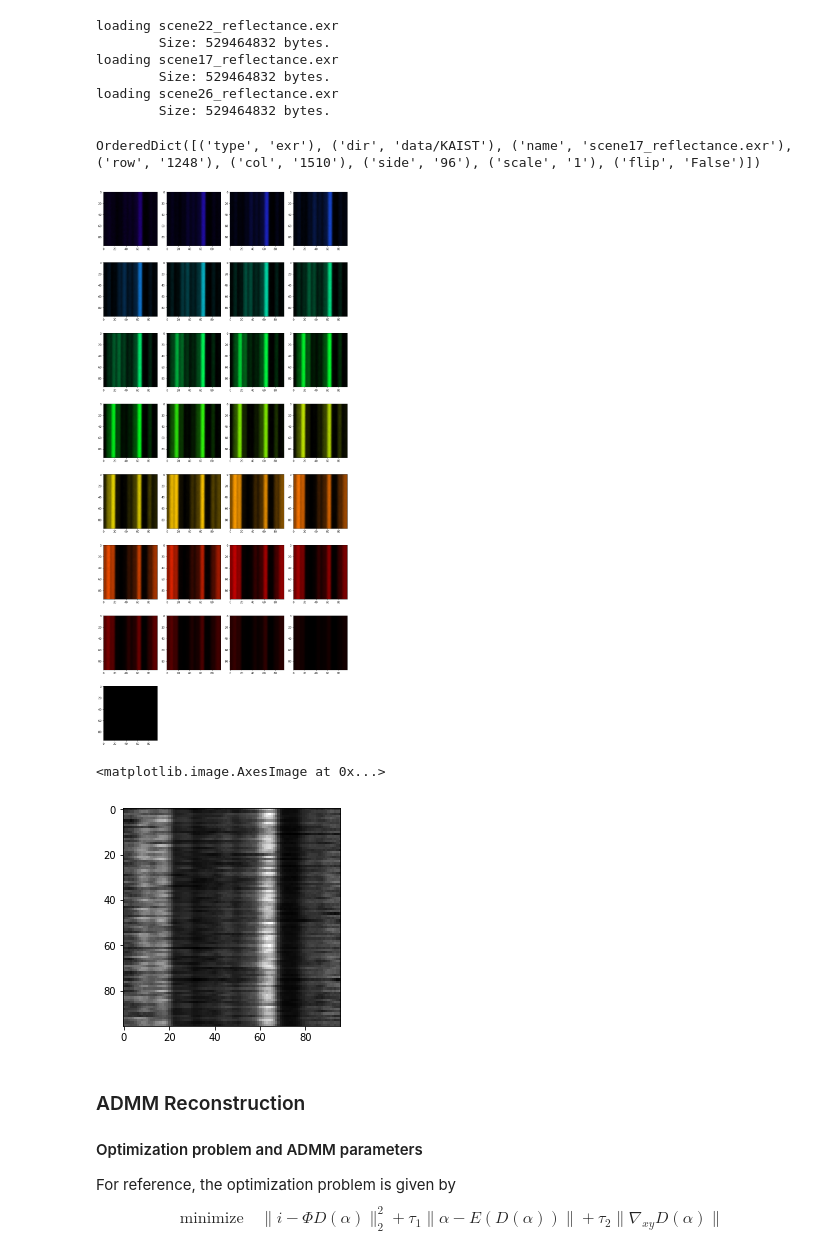
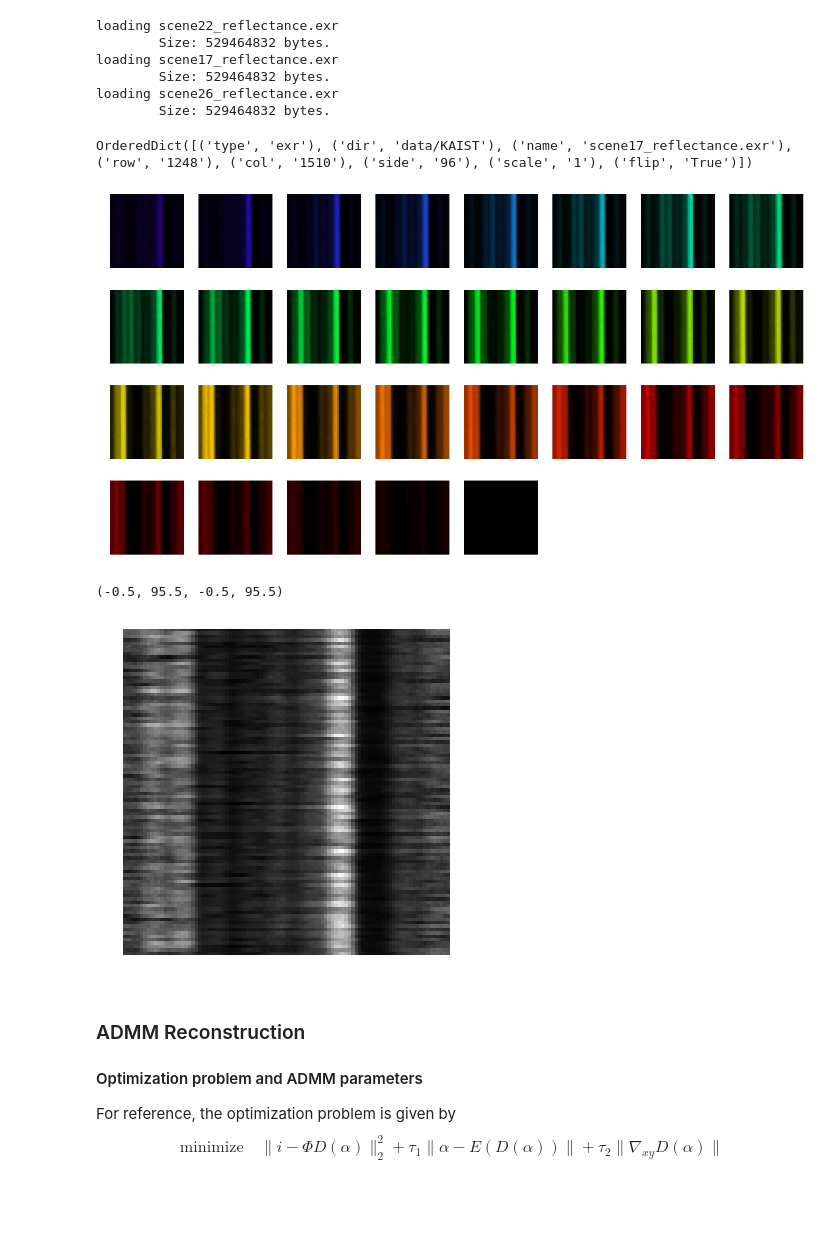
Before and after one commit to nishi951/hyperspectral-cs, a Jupyter notebook: ADMM.ipynb, the cells around one changed output. Cells and saved outputs as stored; diff of their text form; code cells hidden in the pictures; blank space fills up the shorter version.

```diff
--- a/ADMM.ipynb
+++ b/ADMM.ipynb
@@ -163,12 +163,17 @@ class HyperspectralDataset(Dataset):
         patch = image[:, i:i+shape[0], j:j+shape[0]]
         # Resizing
         patch = resize(patch, (patch.shape[0], side, side), mode="constant")
+        out = torch.Tensor(patch.copy()).type(dtype).cpu()
+        if entry["flip"]:
+            col_dim = 2
+            inv_idx = torch.arange(out.size(col_dim)-1, -1, -1).long()
+            # or equivalently torch.range(tensor.size(0)-1, 0, -1).long()
+            out = out.index_select(col_dim, inv_idx)
+
         # Flip if necessary:
-        if entry["flip"]:
-            patch = np.flip(patch, axis=2) # Horizontal flip
+#             patch = np.flip(patch, axis=2) # Horizontal flip
 
         # Convert to Torch tensor and return
-        out = torch.Tensor(patch.copy()).type(dtype).cpu()
         return out
 # %%
 # Build model and loss
@@ -254,13 +259,13 @@ loading scene17_reflectance.exr
 loading scene26_reflectance.exr
         Size: 529464832 bytes.
 # %%
-#%%writefile visualize_hyperspectral.py
+# %%writefile visualize_hyperspectral.py
 from matplotlib.colors import LinearSegmentedColormap
 # Visualize hyperspectral images
 def plot_all_channels(data, channels_to_wavelengths):
     """Plot the channels in the data, color coded by wavelength.
     channels_to_wavelengths[i] gives the wavelength in nm of the ith channel."""
-    plt.figure(figsize=(13, 29))
+    plt.figure(figsize=(24, 13))
     inchannels = data.shape[1]
     for channel in range(inchannels):
         wavelength = channels_to_wavelengths[channel]
@@ -277,10 +282,11 @@ def plot_all_channels(data, channels_to_wavelengths):
         }
         lambd = LinearSegmentedColormap('lambd', cdict)
 
-        ax = plt.subplot(inchannels//4+1,4, channel+1)
+        ax = plt.subplot(4, inchannels//4+1, channel+1)
 
-        ax.imshow(data[0,channel,:,:], cmap=lambd)
-        plt.tight_layout()
+        ax.imshow(data[0,channel,:,:], cmap=lambd, origin='lower')
+        plt.axis('off')
+        plt.tight_layout
 
 # Adapted from
 # https://stackoverflow.com/questions/3407942/rgb-values-of-visible-spectrum/22681410#22681410
@@ -328,25 +334,27 @@ def spectral_color(l): # RGB <0,1> <- lambda l <400,700> [nm]
 # %%
 # Load image to reconstruct
 n=7
 print(val_data.dataEntries[n])
 true_img = Variable(torch.Tensor(val_data[n]).type(dtype), requires_grad=False)
 true_img = true_img.unsqueeze(0) # make 4d Variable
 target = image_formation(true_img, maskblock)
 # print(target.shape)
 # plt.imshow(target.data[0,0,:,:]")
 # type(target)
 # print(target.is_cuda)
 # print(type(target))
-plot_all_channels(true_img.data, range(420, 721, 10))
+plot_all_channels(true_img.data[:,:,:,:], range(420, 721, 10))
 # %% [output]
-OrderedDict([('type', 'exr'), ('dir', 'data/KAIST'), ('name', 'scene17_reflectance.exr'), ('row', '1248'), ('col', '1510'), ('side', '96'), ('scale', '1'), ('flip', 'False')])
+OrderedDict([('type', 'exr'), ('dir', 'data/KAIST'), ('name', 'scene17_reflectance.exr'), ('row', '1248'), ('col', '1510'), ('side', '96'), ('scale', '1'), ('flip', 'True')])
-[figure, old version]
+[figure, new version]
 # %%
 # Show target image:
-plt.imshow(target.data[0,0,:,:], cmap="gray")
+plt.figure(figsize=(6, 6))
+plt.imshow(target.data[0,0,:,:], cmap="gray", origin="lower")
+plt.axis("off")
 # %% [output]
-<matplotlib.image.AxesImage at 0x...>
+(-0.5, 95.5, -0.5, 95.5)
-[figure, old version]
+[figure, new version]
 # %% [markdown]
 ### ADMM Reconstruction
 #### Optimization problem and ADMM parameters
```
Also changed, not shown: parts of 7 cells of this notebook, 3 other files.
